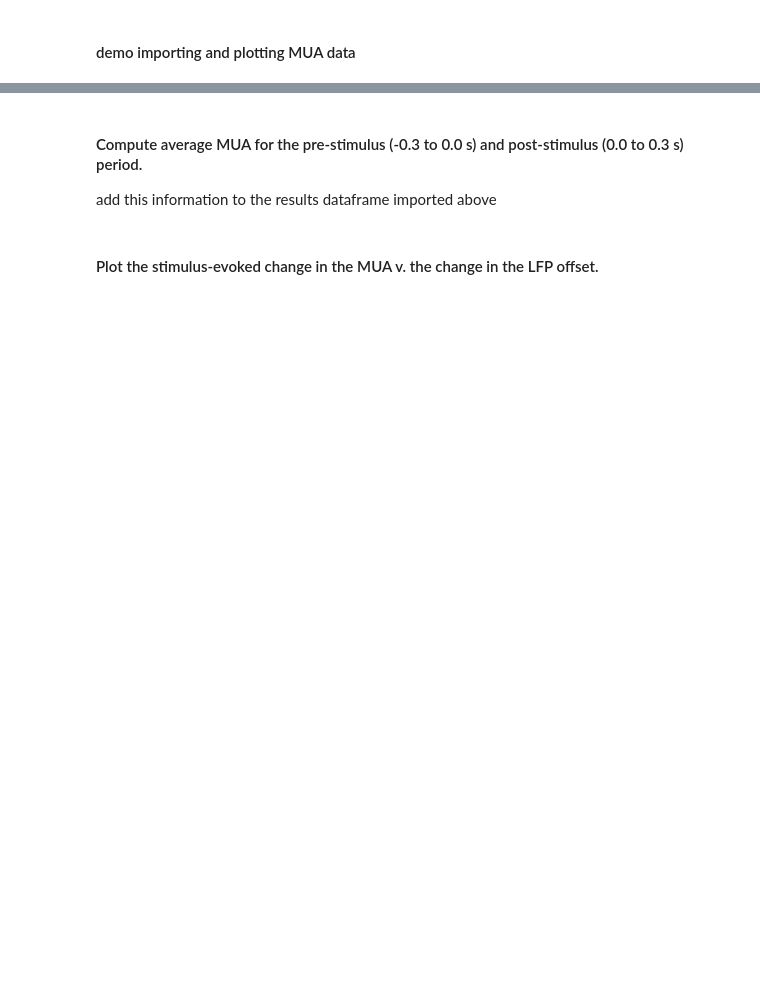
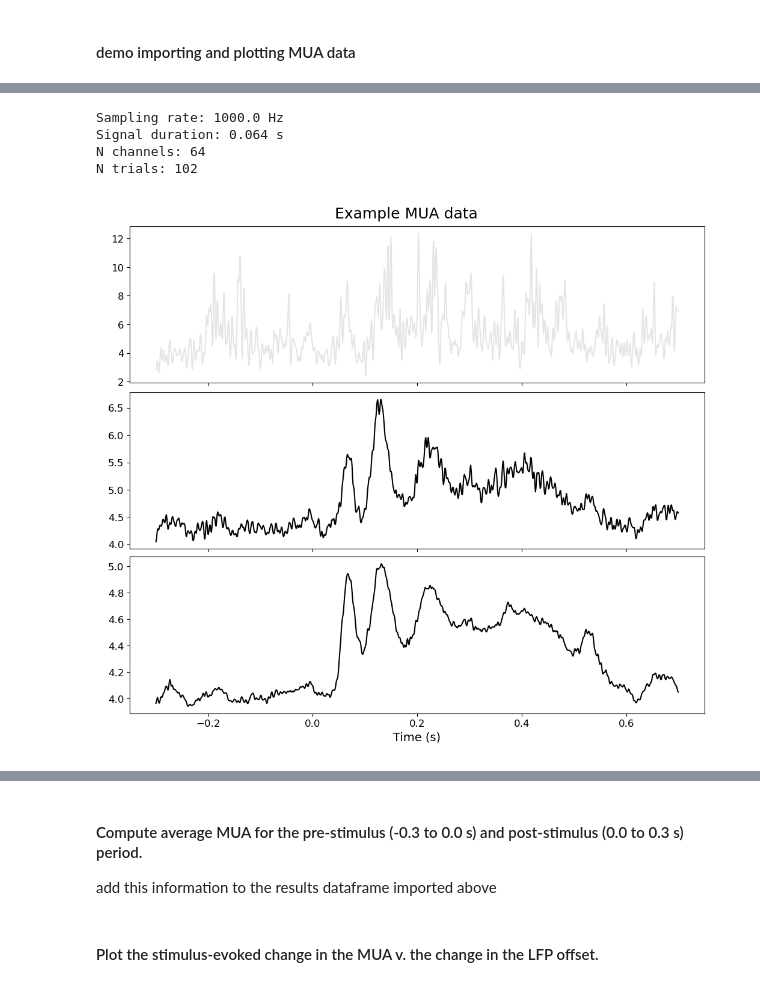
Before and after one commit to voytekresearch/v1_v4_1024_elec, a Jupyter notebook: notebooks/mua_v_lfp_offset.ipynb, the cells around one changed output, grey strips where cells are left out. Cells and saved outputs as stored; diff of their text form; code cells hidden in the pictures; blank space fills up the shorter version.

Commit message:
compute time-locked mua data

```diff
--- a/notebooks/mua_v_lfp_offset.ipynb
+++ b/notebooks/mua_v_lfp_offset.ipynb
@@ -23,12 +15,18 @@ import matplotlib.pyplot as plt
 from neurodsp.utils import create_times
 import pandas as pd
 from scipy.stats import linregress
+from scipy.signal import decimate
 
 # custom
 import sys
-sys.path.append("../")
-from scripts.utils import load_nix, epoch_neo_segment
-from scripts.plots import plot_schematic
+sys.path.append("../code")
+from utils import load_nix, epoch_neo_segment, epoch_nix
+from plots import plot_schematic
+from paths import PROJECT_PATH
+from info import SESSIONS, N_ARRAYS, N_CHANS, EPOCH_TIMES
+
+# settings
+plt.style.use('../mpl_styles/default.mplstyle')
 # %% [markdown]
 #### Settings
 # %%
@@ -62,25 +112,31 @@ if not os.path.exists(dir_out):
 # %%
-# # load example MUA data
-# fname_in = r"G:\Shared drives\v1_v4_1024\data\dataset\A_SNR_041018\mua\NSP1_array1_MUAe.nix"
-# segment, analog_signal = load_nix(fname_in)
-# signal = segment.analogsignals[0].T # transpose to get channels x time
-# fs = analog_signal._sampling_rate.item()
+# load example MUA data
+fname_in = r"D:\V1_v4_1024_electrode_resting_state_data\data\A_SNR_041018\MUAe\NSP1_array1_MUAe.nix"
+segment, analog_signal = load_nix(fname_in)
+signal = segment.analogsignals[0].T # transpose to get channels x time
+fs = analog_signal._sampling_rate.item()
 
-# # epoch data into trials around stimulus times
-# epochs = epoch_neo_segment(segment, reset_time=True)
-# epoch_times = create_times(epochs.shape[-1]/fs, fs, start_val=T_MIN) # get times for each epoch
+# epoch data into trials around stimulus times
+epochs = epoch_neo_segment(segment, segment.epochs[0], reset_time=True)
+epoch_times = create_times(epochs.shape[-1]/fs, fs, start_val=EPOCH_TIMES[0]) # get times for each epoch
 
-# # print info
-# print(f"Sampling rate: {fs} Hz")
-# print(f"Signal duration: {signal.duration.item()} s")
-# print(f"N channels: {signal.shape[0]}")
-# print(f"N trials: {len(segment.epochs[0])}")
+# print info
+print(f"Sampling rate: {fs} Hz")
+print(f"Signal duration: {signal.duration.item()} s")
+print(f"N channels: {signal.shape[0]}")
+print(f"N trials: {len(segment.epochs[0])}")
 
-# # plot example trial, example channel, and grand average
-# fig, (ax1,ax2,ax3) = plt.subplots(3,1, figsize=[10,9], sharex=True)
-# fig.suptitle(f"Example MUA data")
-# ax1.plot(epoch_times, epochs[0,0,:].T, color="k", alpha=0.1) # plot first trial
-# ax2.plot(epoch_times, epochs[:,10,:].mean(axis=0), color="k") # plot first channel (mean across trials)
-# ax3.plot(epoch_times, epochs.mean(axis=(0,1)), color="k") # plot mean across all trials and channels
-# ax3.set_xlabel("Time (s)")
-# plt.show()
+# plot example trial, example channel, and grand average
+fig, (ax1,ax2,ax3) = plt.subplots(3,1, figsize=[10,9], sharex=True)
+fig.suptitle(f"Example MUA data")
+ax1.plot(epoch_times, epochs[0,0,:].T, color="k", alpha=0.1) # plot first trial
+ax2.plot(epoch_times, epochs[:,0,:].mean(axis=0), color="k") # plot first channel (mean across trials)
+ax3.plot(epoch_times, epochs.mean(axis=(0,1)), color="k") # plot mean across all trials and channels
+ax3.set_xlabel("Time (s)")
+plt.show()
+# %% [output]
+Sampling rate: 1000.0 Hz
+Signal duration: 0.064 s
+N channels: 64
+N trials: 102
+[figure, added]
```
Also changed, not shown: parts of 30 cells of this notebook, 1 other file.
